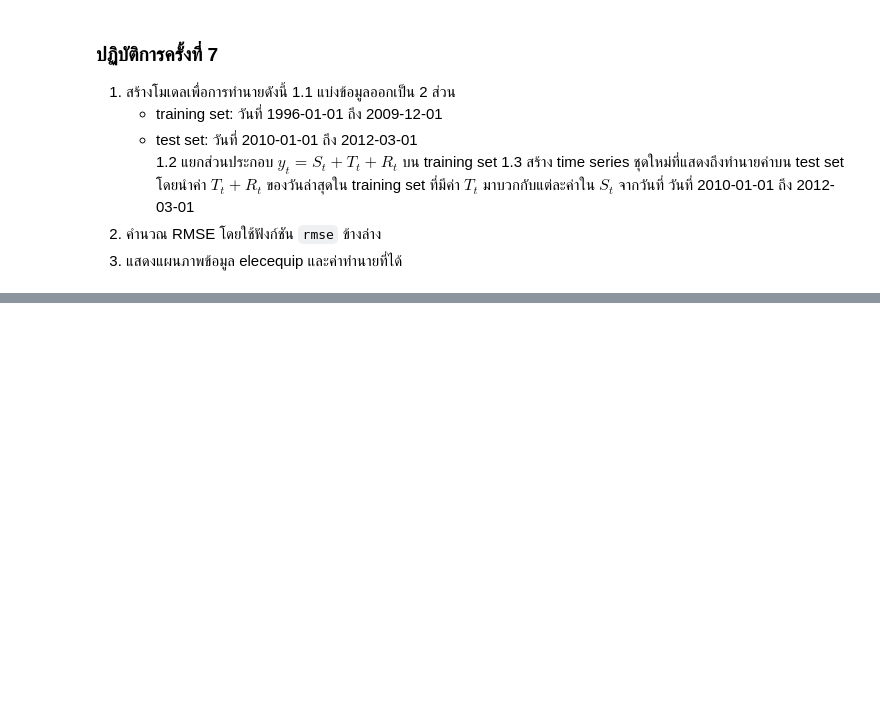
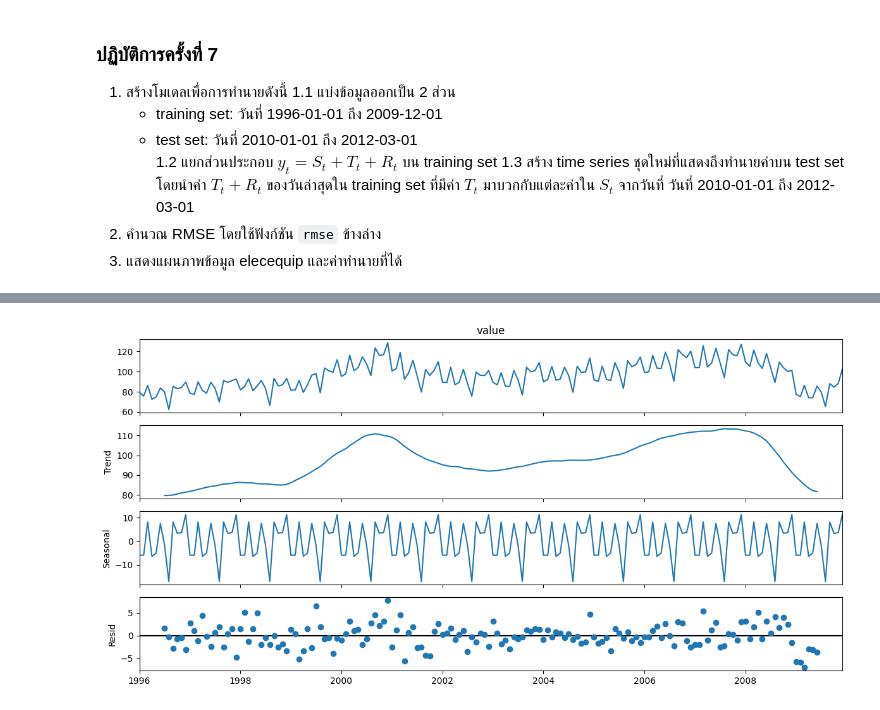
Before and after one commit to Kemchat/229352-StatisticalLearning, a Jupyter notebook: 229351-LAB07.ipynb, the cells around one changed output, grey strips where cells are left out. Drawn from its saved outputs; the diff is of its cells as text; code cells hidden in the pictures; blank space fills up the shorter version.

```diff
--- a/229351-LAB07.ipynb
+++ b/229351-LAB07.ipynb
@@ -180,0 +198,5 @@ Name: value, Length: 196, dtype: float64
+# %%
+result_add = seasonal_decompose(data.loc['1996-01-01':'2009-12-01', 'value'], model='additive', period=12)
+result_add.plot();
+# %% [output]
+[figure, added]
```
Also changed, not shown: parts of 5 cells of this notebook.
